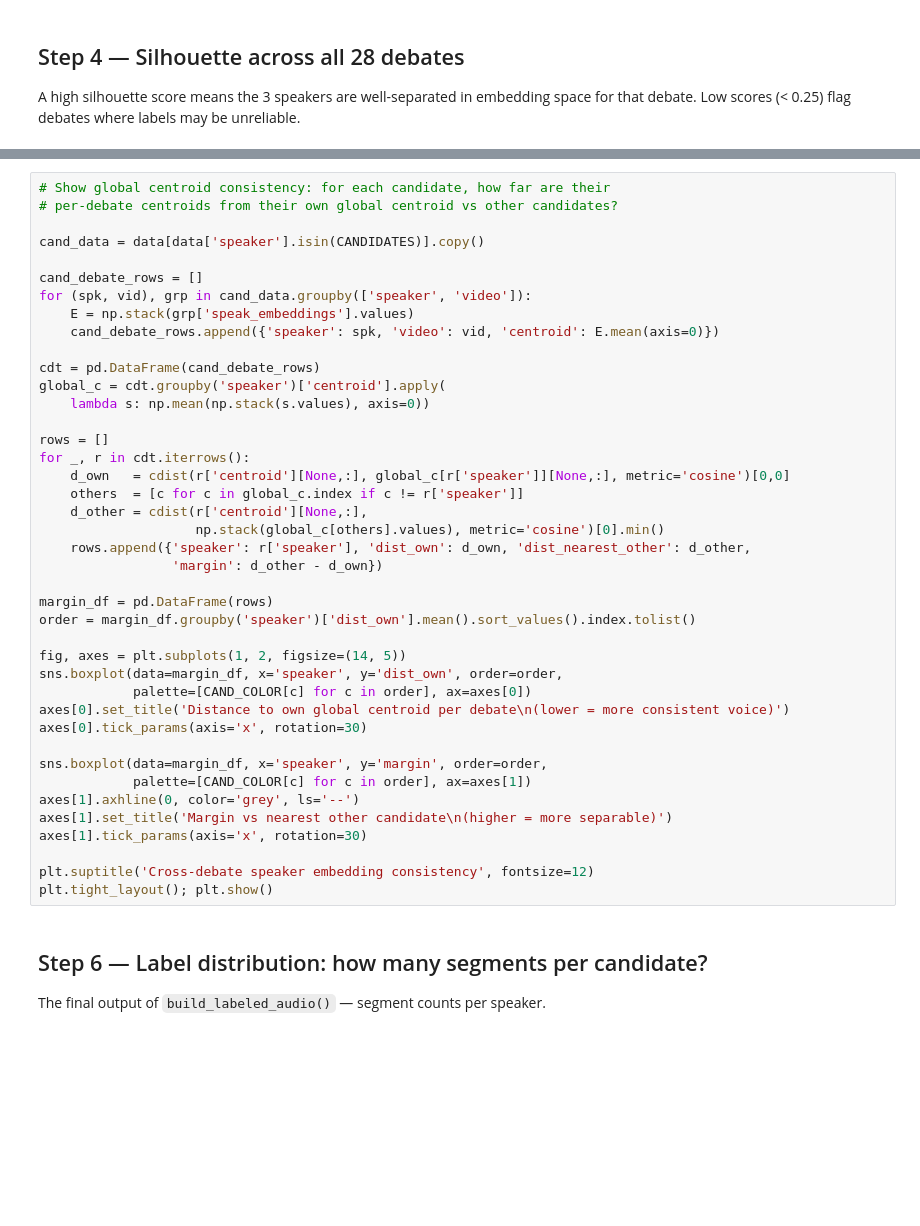
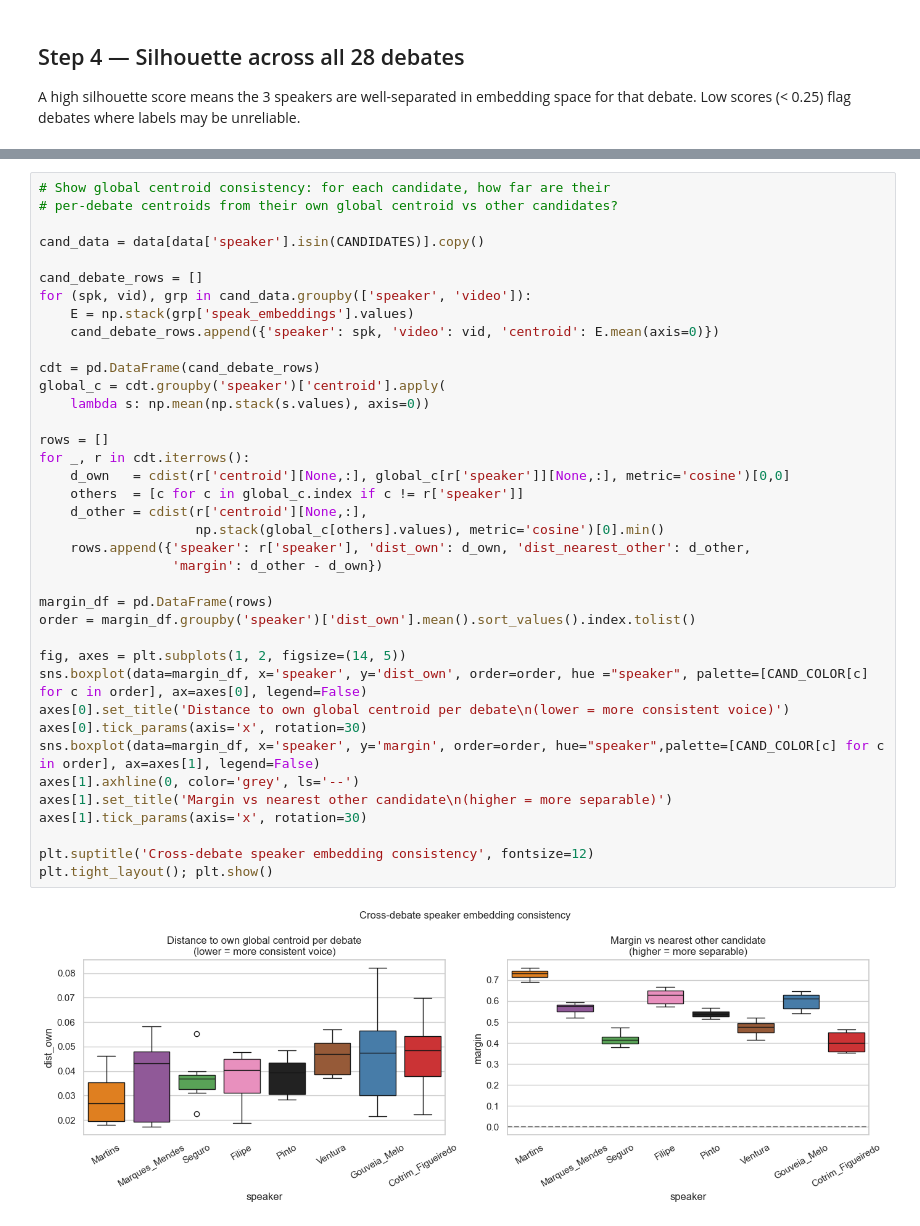
Before and after one commit to Dinisas/Big-Data, a Jupyter notebook: labeling_audio/audio_label.ipynb, the cells around one changed output, grey strips where cells are left out. Cells and saved outputs as stored; diff of their text form; blank space fills up the shorter version.

```diff
--- a/labeling_audio/audio_label.ipynb
+++ b/labeling_audio/audio_label.ipynb
@@ -157,39 +194,34 @@ cand_data = data[data['speaker'].isin(CANDIDATES)].copy()
 cand_debate_rows = []
 for (spk, vid), grp in cand_data.groupby(['speaker', 'video']):
     E = np.stack(grp['speak_embeddings'].values)
     cand_debate_rows.append({'speaker': spk, 'video': vid, 'centroid': E.mean(axis=0)})
 
 cdt = pd.DataFrame(cand_debate_rows)
 global_c = cdt.groupby('speaker')['centroid'].apply(
     lambda s: np.mean(np.stack(s.values), axis=0))
 
 rows = []
 for _, r in cdt.iterrows():
     d_own   = cdist(r['centroid'][None,:], global_c[r['speaker']][None,:], metric='cosine')[0,0]
     others  = [c for c in global_c.index if c != r['speaker']]
     d_other = cdist(r['centroid'][None,:],
                     np.stack(global_c[others].values), metric='cosine')[0].min()
     rows.append({'speaker': r['speaker'], 'dist_own': d_own, 'dist_nearest_other': d_other,
                  'margin': d_other - d_own})
 
 margin_df = pd.DataFrame(rows)
 order = margin_df.groupby('speaker')['dist_own'].mean().sort_values().index.tolist()
 
 fig, axes = plt.subplots(1, 2, figsize=(14, 5))
-sns.boxplot(data=margin_df, x='speaker', y='dist_own', order=order,
-            palette=[CAND_COLOR[c] for c in order], ax=axes[0])
+sns.boxplot(data=margin_df, x='speaker', y='dist_own', order=order, hue ="speaker", palette=[CAND_COLOR[c] for c in order], ax=axes[0], legend=False)
 axes[0].set_title('Distance to own global centroid per debate\n(lower = more consistent voice)')
 axes[0].tick_params(axis='x', rotation=30)
-
-sns.boxplot(data=margin_df, x='speaker', y='margin', order=order,
-            palette=[CAND_COLOR[c] for c in order], ax=axes[1])
+sns.boxplot(data=margin_df, x='speaker', y='margin', order=order, hue="speaker",palette=[CAND_COLOR[c] for c in order], ax=axes[1], legend=False)
 axes[1].axhline(0, color='grey', ls='--')
 axes[1].set_title('Margin vs nearest other candidate\n(higher = more separable)')
 axes[1].tick_params(axis='x', rotation=30)
 
 plt.suptitle('Cross-debate speaker embedding consistency', fontsize=12)
 plt.tight_layout(); plt.show()
+# %% [output]
+[figure, added]
-# %% [markdown]
-## Step 6 — Label distribution: how many segments per candidate?
-
-The final output of `build_labeled_audio()` — segment counts per speaker.
```
Also changed, not shown: parts of 12 cells of this notebook, 4 other files.
